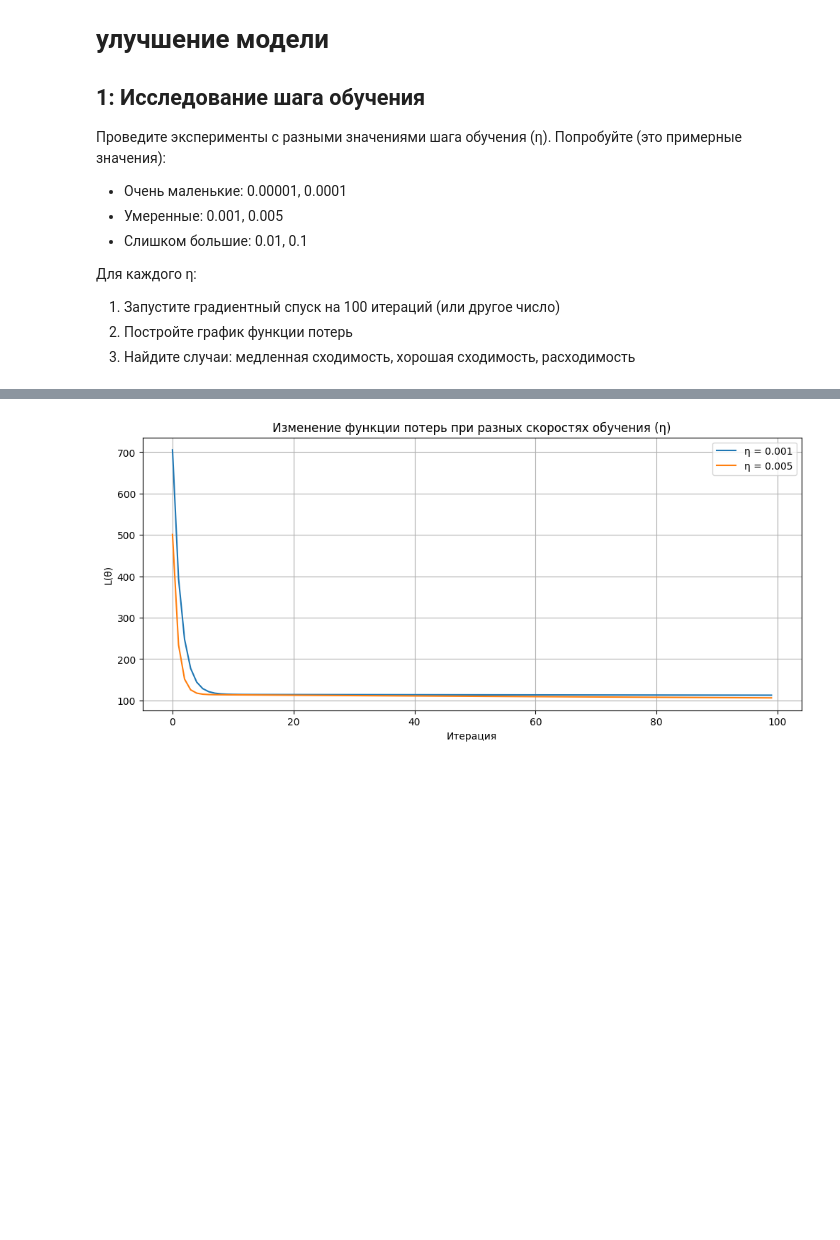
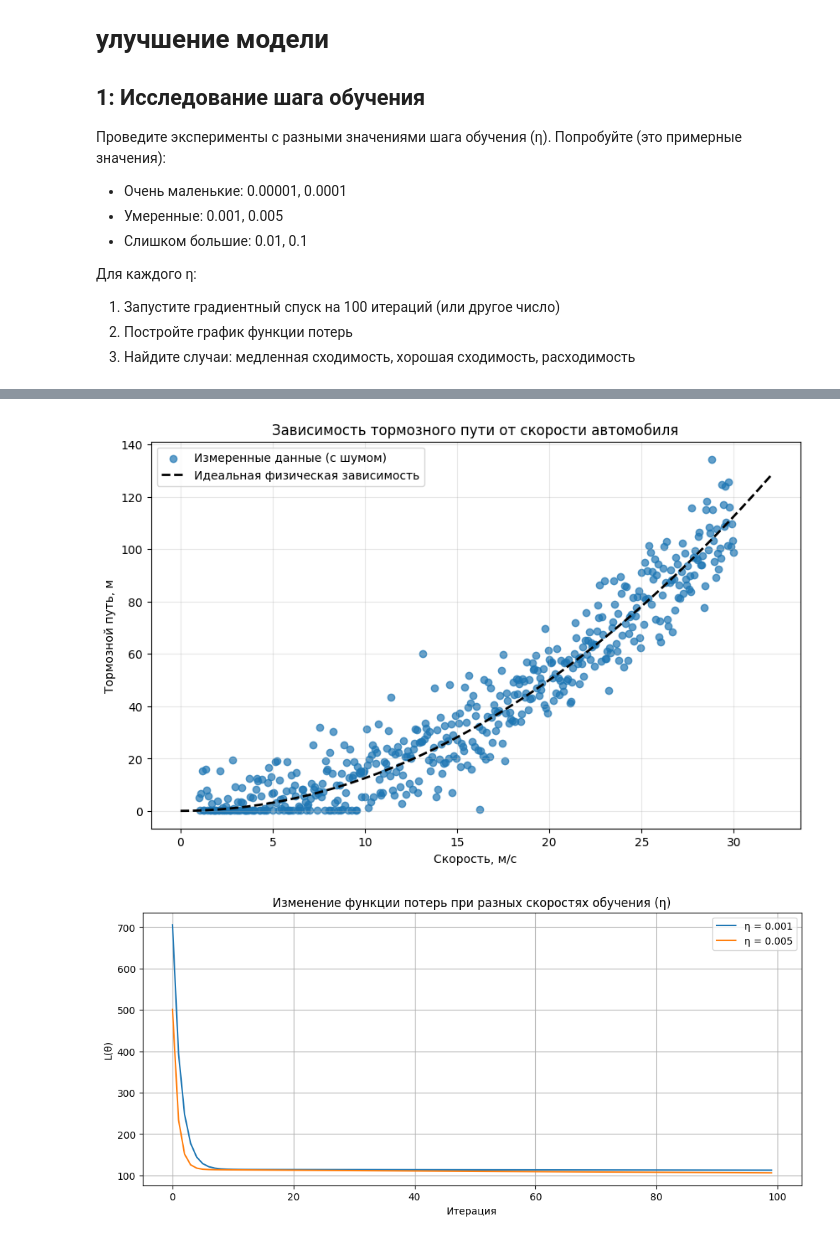
Before and after one commit to NikitaR041/Programming-at-SUSU, a Jupyter notebook: MachineLearning/Laboratories/lab2/main1.ipynb, the cells around one changed output, grey strips where cells are left out. Cells and saved outputs as stored; diff of their text form; code cells hidden in the pictures; blank space fills up the shorter version.

```diff
--- a/MachineLearning/Laboratories/lab2/main1.ipynb
+++ b/MachineLearning/Laboratories/lab2/main1.ipynb
@@ -135,3 +127,20 @@ for eta, (theta, loss) in results.items():
+# %%
+# Визуализация сгенерированных данных
+plt.figure(figsize=(10, 6))
+plt.scatter(v, s, alpha=0.7, label='Измеренные данные (с шумом)')
+
+v_ideal = np.linspace(0, 32, 100) #Увеличение графика
+s_ideal = v_ideal**2 / (2 * 4.0)
+plt.plot(v_ideal, s_ideal, 'k--', linewidth=2, label='Идеальная физическая зависимость')
+
+plt.xlabel('Скорость, м/с')
+plt.ylabel('Тормозной путь, м')
+plt.title('Зависимость тормозного пути от скорости автомобиля')
+plt.legend()
+plt.grid(True, alpha=0.3)
+plt.show()
+# %% [output]
+[figure, added]
 # %%
 #Рассмотрим при Умеренные: 0.001, 0.005
 etas = [0.001, 0.005]
```
Also changed, not shown: parts of 6 cells of this notebook, 2 other files.
